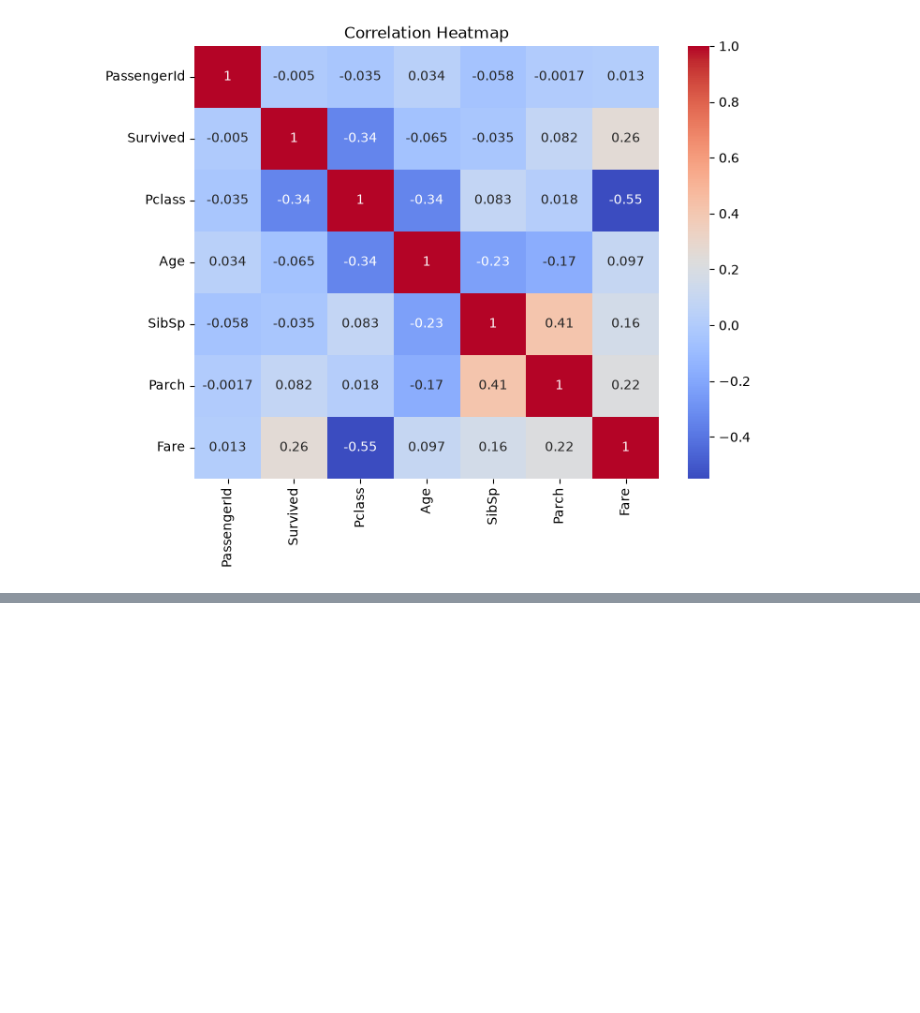
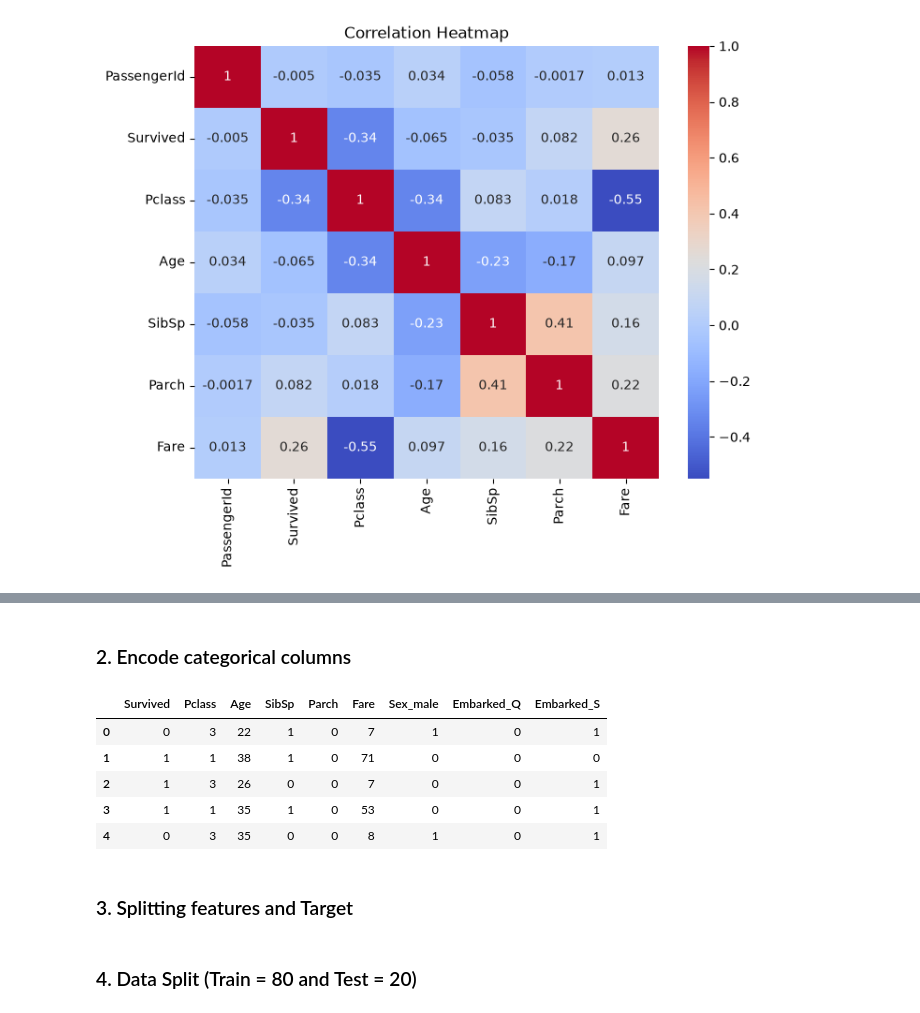
Before and after one commit to Ahsanali18/neurofive-ml-track, a Jupyter notebook: notebooks/titanic_ml_track.ipynb, the cells around one changed output, grey strips where cells are left out. Drawn from its saved outputs; the diff is of its cells as text; code cells hidden in the pictures; blank space fills up the shorter version.

```diff
--- a/notebooks/01_titanic_eda.ipynb
+++ b/notebooks/titanic_ml_track.ipynb
@@ -243,0 +262,3 @@ plt.show()
+# %%
+# Name, Ticket, PassengerId don't help a model predict survival — they're identifiers, not patterns
+titanic_cleaned = titanic_cleaned.drop(columns=['Name', 'Ticket', 'PassengerId'])
@@ -243,0 +274,14 @@ plt.show()
+# %% [markdown]
+### 2. Encode categorical columns
+# %%
+titanic_cleaned = pd.get_dummies(titanic_cleaned, columns=['Sex', 'Embarked'], drop_first=True).astype(int)
+titanic_cleaned.head()
+# %% [output]
+|  | Survived | Pclass | Age | SibSp | Parch | Fare | Sex_male | Embarked_Q | Embarked_S |
+| 0 | 0 | 3 | 22 | 1 | 0 | 7 | 1 | 0 | 1 |
+| 1 | 1 | 1 | 38 | 1 | 0 | 71 | 0 | 0 | 0 |
+| 2 | 1 | 3 | 26 | 0 | 0 | 7 | 0 | 0 | 1 |
+| 3 | 1 | 1 | 35 | 1 | 0 | 53 | 0 | 0 | 1 |
+| 4 | 0 | 3 | 35 | 0 | 0 | 8 | 1 | 0 | 1 |
+# %% [markdown]
+### 3. Splitting features and Target
@@ -243,0 +291,2 @@ plt.show()
+# %% [markdown]
+### 4. Data Split (Train = 80 and Test = 20)
```
Also changed, not shown: parts of 22 cells of this notebook.
